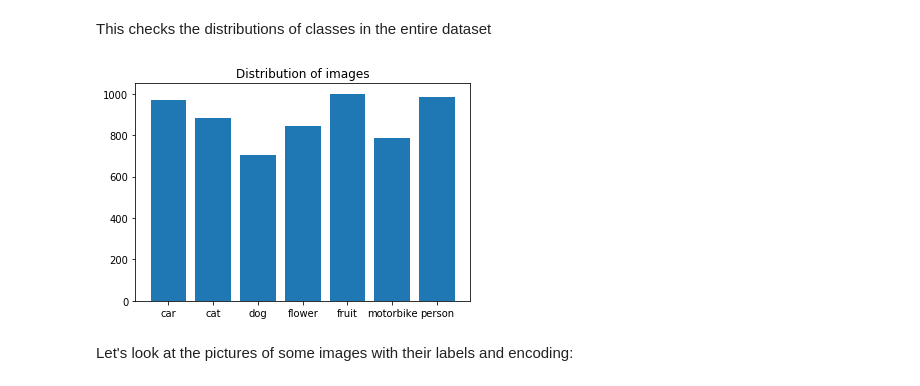
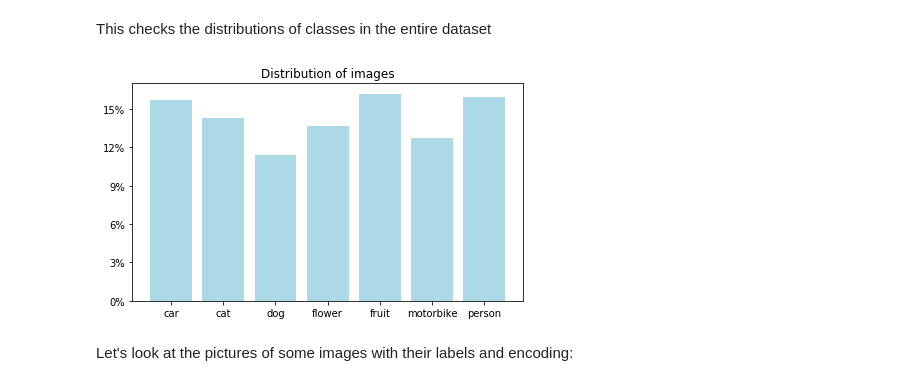
Before and after one commit to techshot25/conv-neural-nets, a Jupyter notebook: CNN.ipynb, the cells around one changed output. Cells and saved outputs as stored; diff of their text form; code cells hidden in the pictures.

```diff
--- a/CNN.ipynb
+++ b/CNN.ipynb
@@ -84,11 +78,14 @@ This checks the distributions of classes in the entire dataset
 # %%
 unique_vals, counts = np.unique(labels, return_counts = True)
 
-plt.bar(unique_vals, counts);
+plt.figure(figsize = (7,4))
+plt.bar(unique_vals, counts/counts.sum(), color = 'LightBlue');
+vals = np.arange(0, 0.16, 0.03)
+plt.yticks(vals, ["{:,.0%}".format(x) for x in vals])
 plt.title('Distribution of images')
 plt.show()
 # %% [output]
-[figure, old version]
+[figure, new version]
 # %% [markdown]
 Let's look at the pictures of some images with their labels and encoding:
 # %%
```
Also changed, not shown: parts of 8 cells of this notebook.
